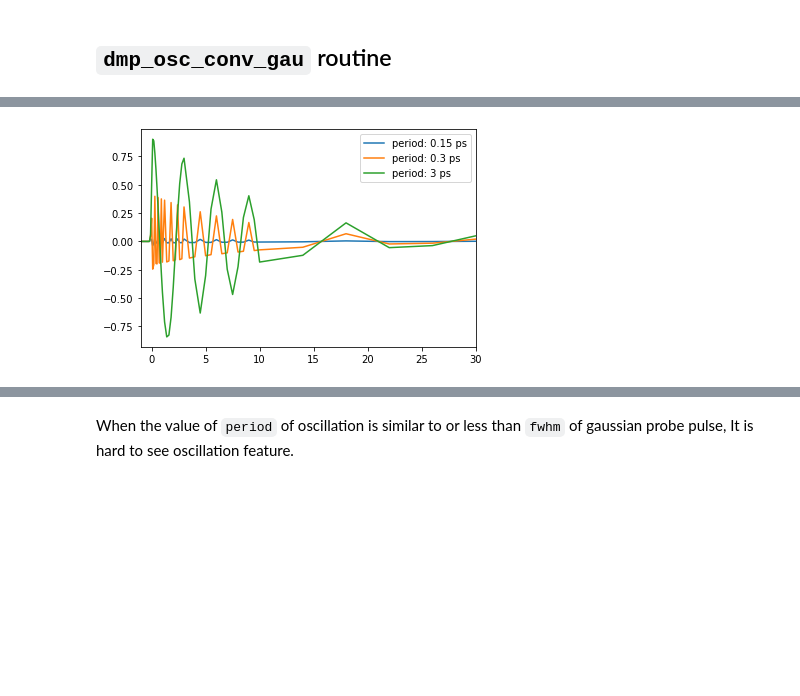
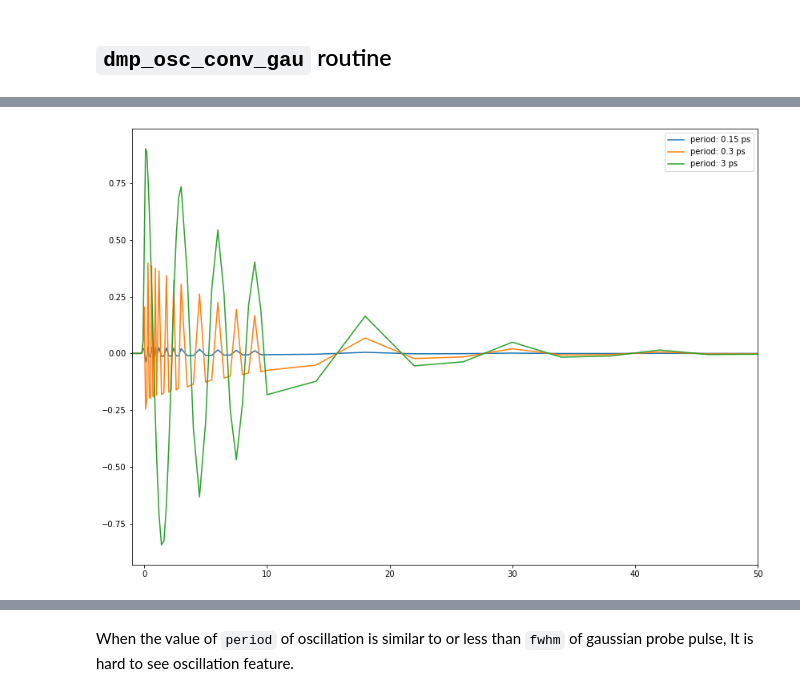
Before and after one commit to pistack/TRXASprefitpack-example, a Jupyter notebook: dmp_osc.ipynb, the cells around one changed output, grey strips where cells are left out. Drawn from its saved outputs; the diff is of its cells as text; code cells hidden in the pictures; blank space fills up the shorter version.

Commit message:
increase figure size

```diff
--- a/dmp_osc.ipynb
+++ b/dmp_osc.ipynb
@@ -75,12 +77,12 @@ plt.show()
 # %%
 plt.plot(t, gau_osc_1, label=f'period: {period[0]} ps')
 plt.plot(t, gau_osc_2, label=f'period: {period[1]} ps')
 plt.plot(t, gau_osc_3, label=f'period: {period[2]} ps')
 plt.legend()
-plt.xlim(-1,30)
+plt.xlim(-1,50)
 plt.show()
 # %% [output]
-[figure, old version]
+[figure, new version]
 # %%
 plt.plot(t, gau_osc_1, label=f'period: {period[0]} ps')
 plt.plot(t, gau_osc_2, label=f'period: {period[1]} ps')
```
Also changed, not shown: parts of 4 cells of this notebook, 5 other files.
